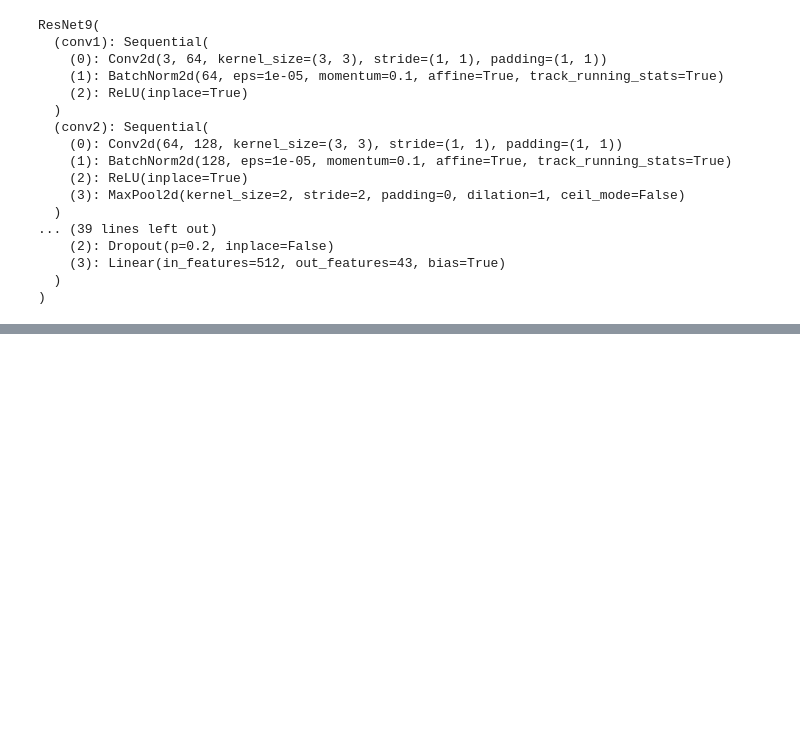
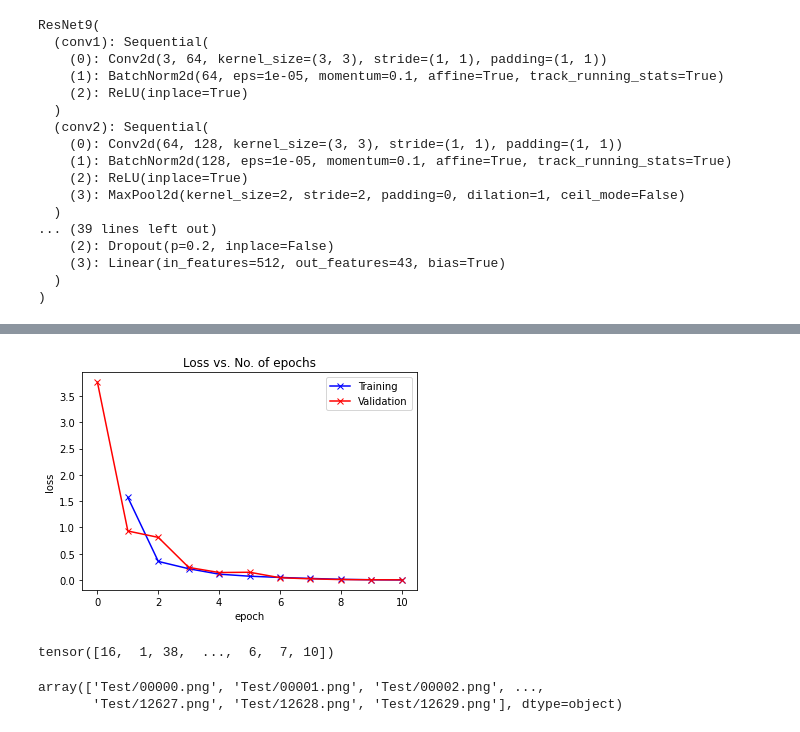
Before and after one commit to swaingotnochill/Automation, a Jupyter notebook: TrafficSignRecognization.ipynb, the cells around one changed output, grey strips where cells are left out. Drawn from its saved outputs; the diff is of its cells as text; code cells hidden in the pictures; blank space fills up the shorter version.

```diff
--- a/TrafficSignRecognization.ipynb
+++ b/TrafficSignRecognization.ipynb
@@ -304,0 +308,10 @@ RuntimeError: ignored
+# %%
+def plot_losses(history):
+    train_losses = [x.get('train_loss') for x in history]
+    val_losses = [x['val_loss'] for x in history]
+    plt.plot(train_losses, '-bx')
+    plt.plot(val_losses, '-rx')
+    plt.xlabel('epoch')
+    plt.ylabel('loss')
+    plt.legend(['Training', 'Validation'])
+    plt.title('Loss vs. No. of epochs');
@@ -304,0 +322,4 @@ RuntimeError: ignored
+# %%
+plot_losses(history)
+# %% [output]
+[figure, added]
@@ -304,0 +334,10 @@ RuntimeError: ignored
+# %%
+truelabel = torch.tensor(labels)
+truelabel
+# %% [output]
+tensor([16,  1, 38,  ...,  6,  7, 10])
+# %%
+y_test
+# %% [output]
+array(['Test/00000.png', 'Test/00001.png', 'Test/00002.png', ...,
+       'Test/12627.png', 'Test/12628.png', 'Test/12629.png'], dtype=object)
```
Also changed, not shown: parts of 23 cells of this notebook.
